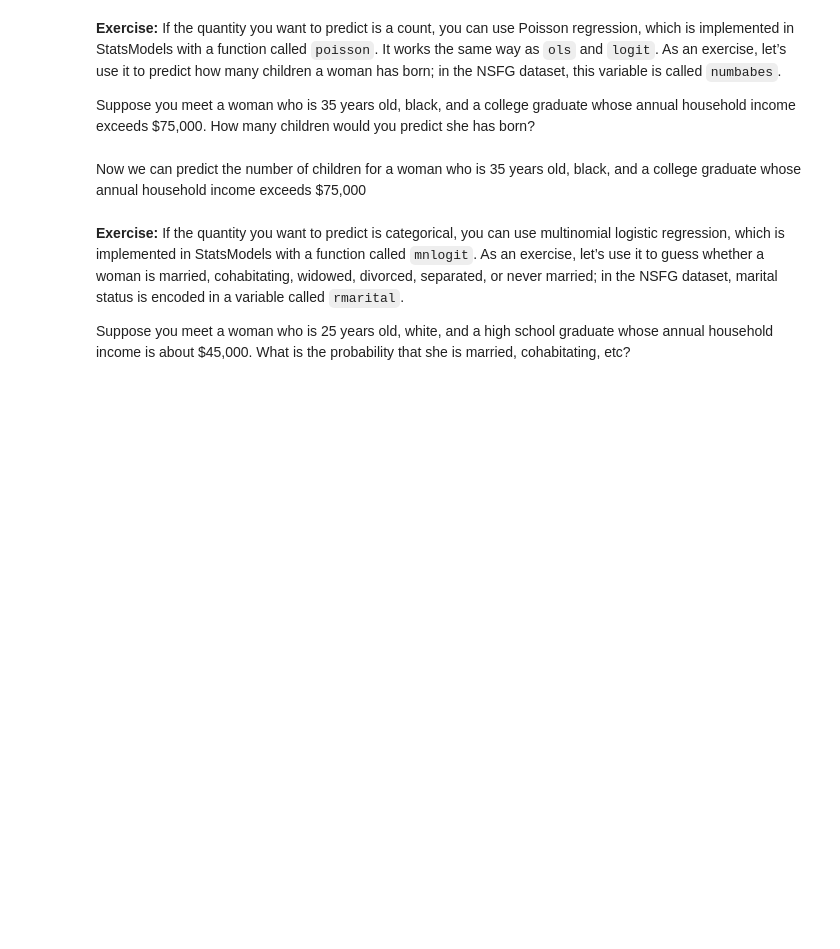
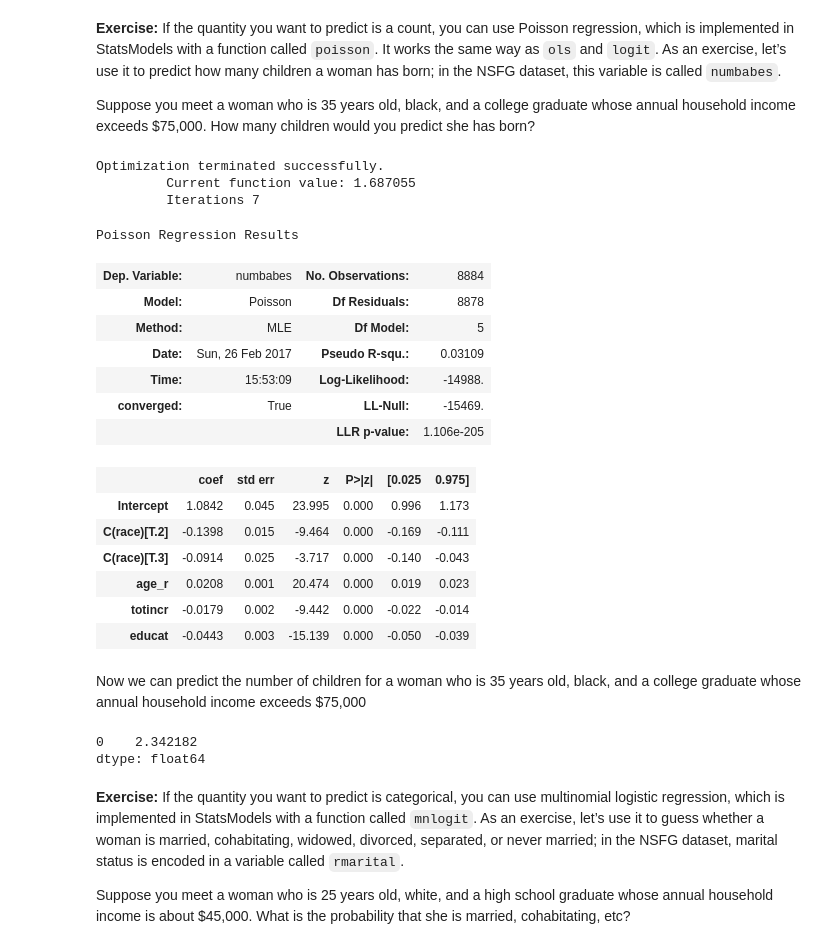
Before and after one commit to SeanCCarter/ThinkStats2, a Jupyter notebook: code/chap11mine.ipynb, the cells around one changed output. Drawn from its saved outputs; the diff is of its cells as text; code cells hidden in the pictures; blank space fills up the shorter version.

```diff
--- a/code/chap11mine.ipynb
+++ b/code/chap11mine.ipynb
@@ -520,3 +687,27 @@ Suppose you meet a woman who is 35 years old, black, and a college graduate whos
+# %%
+formula = 'numbabes ~ age_r + C(race) + totincr + educat'
+model = smf.poisson(formula, data=join)
+poissonresult = model.fit()
+poissonresult.summary()
+# %% [output]
+Optimization terminated successfully.
+         Current function value: 1.687055
+         Iterations 7
+Poisson Regression Results
+| Dep. Variable: | numbabes | No. Observations: | 8884 |
+| Model: | Poisson | Df Residuals: | 8878 |
+| Method: | MLE | Df Model: | 5 |
+| Date: | Sun, 26 Feb 2017 | Pseudo R-squ.: | 0.03109 |
+| Time: | 15:53:09 | Log-Likelihood: | -14988. |
+| converged: | True | LL-Null: | -15469. |
+|  |  | LLR p-value: | 1.106e-205 |
+|  | coef | std err | z | P>|z| | [0.025 | 0.975] |
+| Intercept | 1.0842 | 0.045 | 23.995 | 0.000 | 0.996 | 1.173 |
+| C(race)[T.2] | -0.1398 | 0.015 | -9.464 | 0.000 | -0.169 | -0.111 |
+| C(race)[T.3] | -0.0914 | 0.025 | -3.717 | 0.000 | -0.140 | -0.043 |
+| age_r | 0.0208 | 0.001 | 20.474 | 0.000 | 0.019 | 0.023 |
+| totincr | -0.0179 | 0.002 | -9.442 | 0.000 | -0.022 | -0.014 |
+| educat | -0.0443 | 0.003 | -15.139 | 0.000 | -0.050 | -0.039 |
 # %% [markdown]
 Now we can predict the number of children for a woman who is 35 years old, black, and a college
 graduate whose annual household income exceeds $75,000
@@ -524,0 +714,7 @@ graduate whose annual household income exceeds $75,000
+# %%
+columns = ['age_r', 'race', 'totincr', 'educat']
+new = pd.DataFrame([[35, 1, 14, 16]], columns=columns)
+poissonresult.predict(new)
+# %% [output]
+0    2.342182
+dtype: float64
```
Also changed, not shown: parts of 26 cells of this notebook, 1 other file.
